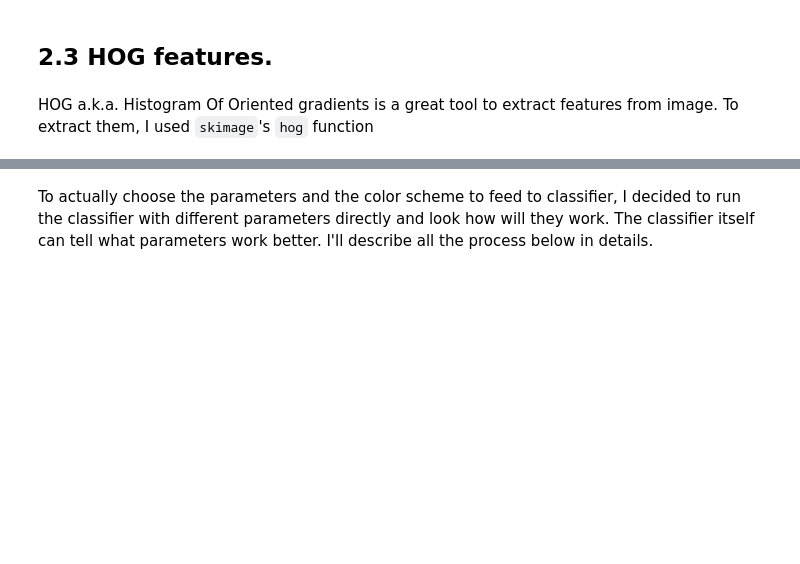
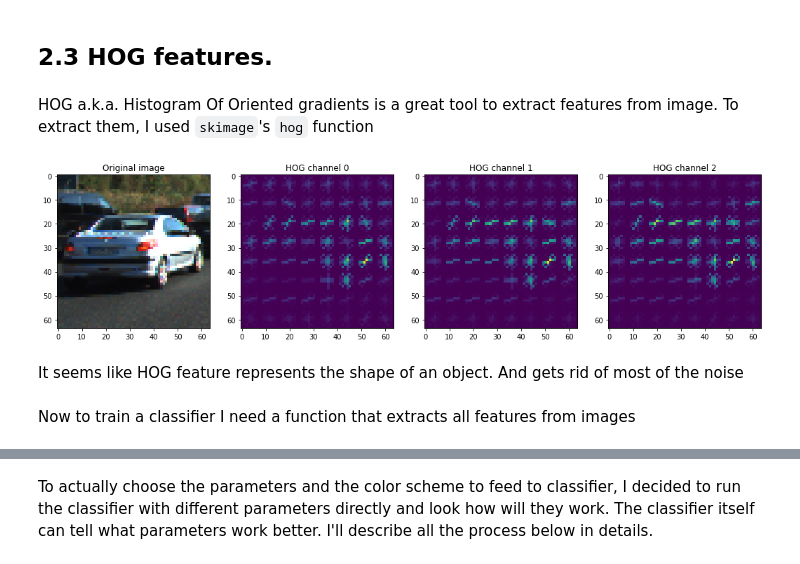
Before and after one commit to bakamoridesu/Vehicle-Tracking, a Jupyter notebook: Tracking.ipynb, the cells around one changed output, grey strips where cells are left out. Cells and saved outputs as stored; diff of their text form; code cells hidden in the pictures; blank space fills up the shorter version.

Commit message:
Final version of the notebook + images for the writeup.

```diff
--- a/Tracking.ipynb
+++ b/Tracking.ipynb
@@ -187,0 +211,33 @@ HOG a.k.a. Histogram Of Oriented gradients is a great tool to extract features f
+# %%
+def channel_hog_features(ch):
+    pix_per_cell = 8
+    cell_per_block = 2
+    orient = 9
+    return hog(ch, orientations=orient,
+                                  pixels_per_cell=(pix_per_cell, pix_per_cell),
+                                  cells_per_block=(cell_per_block, cell_per_block),
+                                  visualise=True, feature_vector=False,
+                                  block_norm="L2-Hys")
+def plot_hog_features(img, color_space):
+    feat_0, hog_ch_0 = channel_hog_features(img[:,:,0])
+    feat_1, hog_ch_1 = channel_hog_features(img[:,:,1])
+    feat_2, hog_ch_2 = channel_hog_features(img[:,:,2])
+    fig,axarr = plt.subplots(1,4, figsize=(18,5))
+    fig.suptitle = 'HOG features in {0} color space'.format(color_space)
+    axarr[0].set_title('Original image')
+    axarr[0].imshow(img)
+    axarr[1].set_title('HOG channel 0')
+    axarr[1].imshow(hog_ch_0)
+    axarr[2].set_title('HOG channel 1')
+    axarr[2].imshow(hog_ch_1)
+    axarr[3].set_title('HOG channel 2')
+    axarr[3].imshow(hog_ch_2)
+# %%
+img = mpimg.imread(vehicles[3333])
+plot_hog_features(img, 'RGB')
+# %% [output]
+[figure, added]
+# %% [markdown]
+It seems like HOG feature represents the shape of an object. And gets rid of most of the noise
+# %% [markdown]
+Now to train a classifier I need a function that extracts all features from images
```
Also changed, not shown: parts of 17 cells of this notebook, 4 other files.
